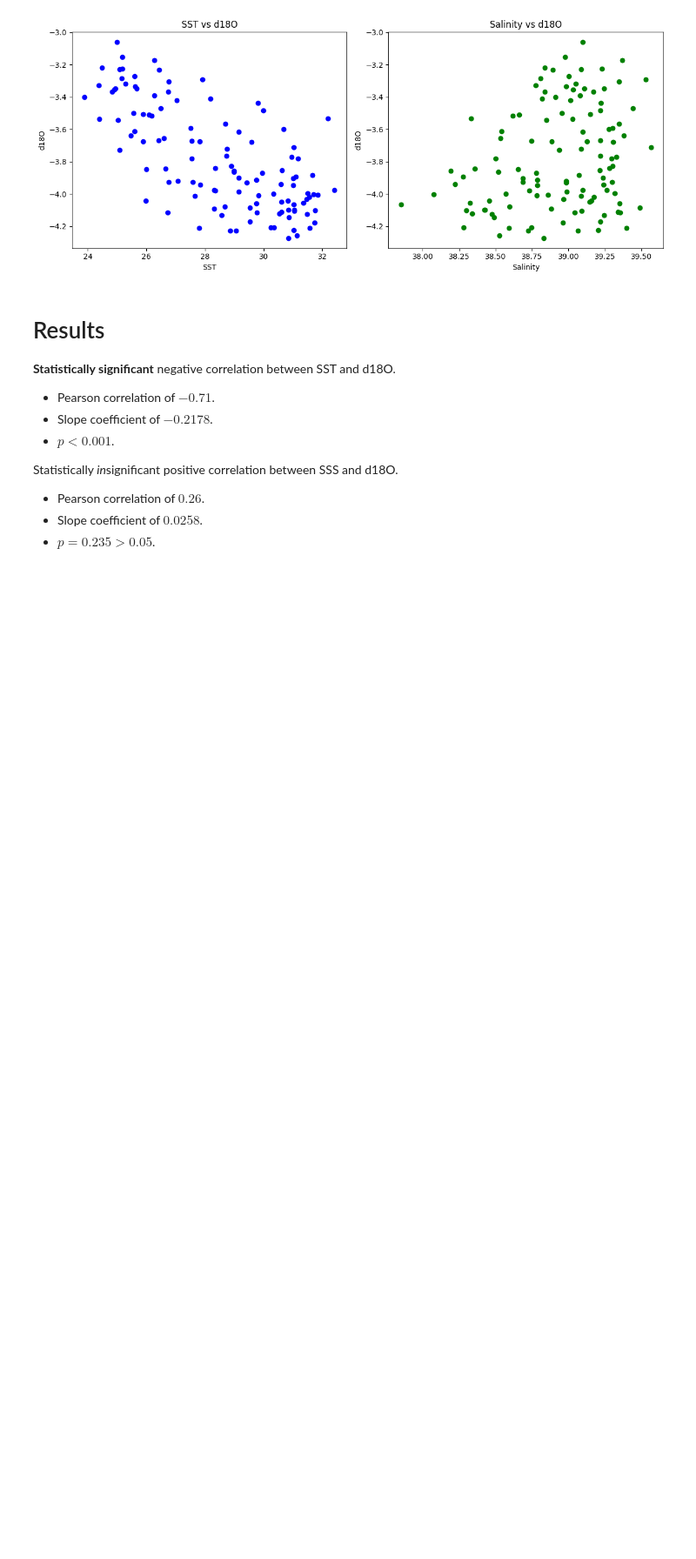
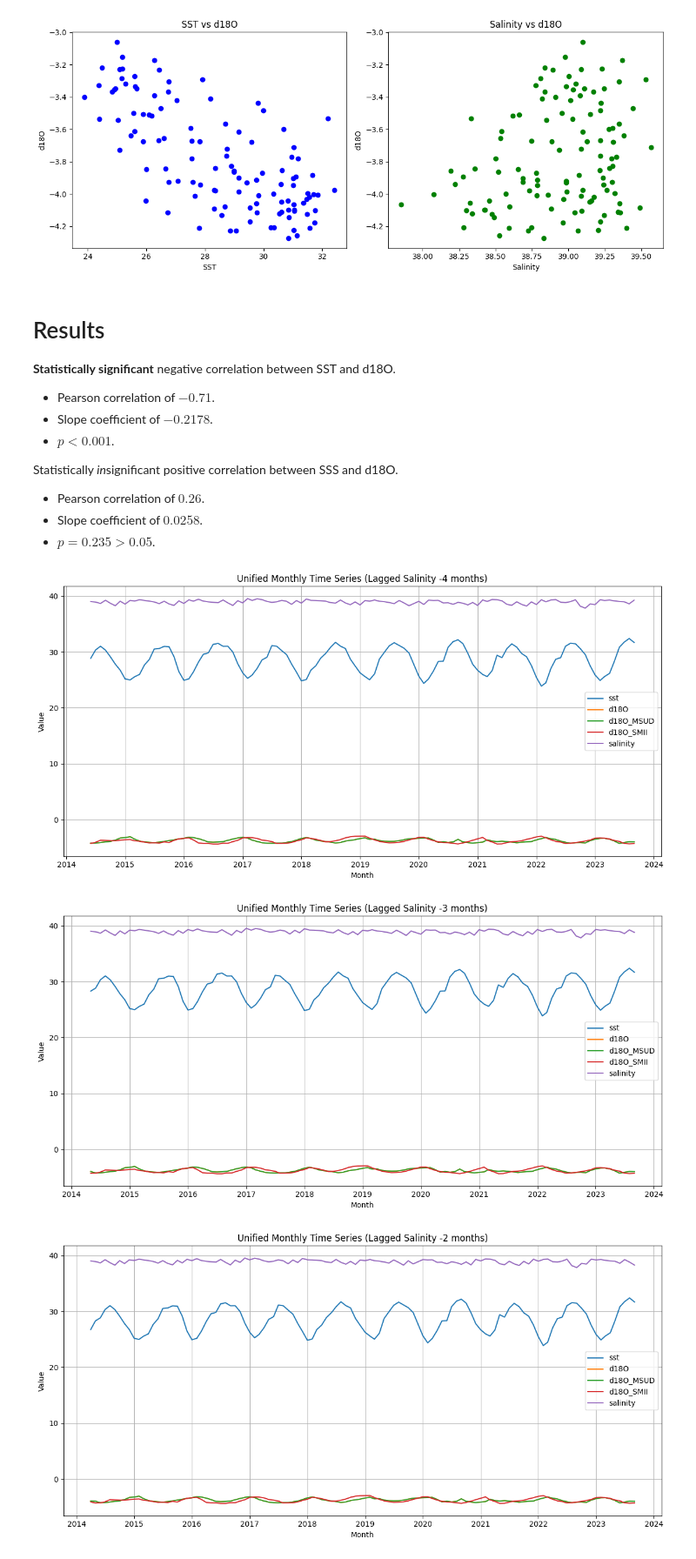
Before and after one commit to Equite774/CobbLab, a Jupyter notebook: d18O_correlation/correlation.ipynb, the cells around one changed output. Shown at 87% size. Saved outputs shown, nothing was run; the diff lists cells and outputs as text; code cells hidden in the pictures; blank space fills up the shorter version.

Commit message:
lagged months

```diff
--- a/d18O_correlation/correlation.ipynb
+++ b/d18O_correlation/correlation.ipynb
@@ -90,3 +90,35 @@ Statistically *in*significant positive correlation between SSS and d18O.
 - Pearson correlation of $0.26$.
 - Slope coefficient of $0.0258$.
 - $p = 0.235 > 0.05$.
+# %%
+# Create lagged features for salinity
+dataframes = {}
+for i in range(-4, 5):
+    if i != 0:
+        copy = df.copy()
+        copy['salinity'] = df['salinity'].shift(-i).fillna(method='ffill')
+        copy = copy.dropna(subset=['d18O', 'sst', 'salinity'])
+        dataframes[i] = copy
+# %%
+# Graph the lagged features on the same plot
+for i in range(-4, 5):
+    if i == 0:
+        lagged_df = df
+    else:
+        lagged_df = dataframes[i]
+    plt.figure(figsize=(12, 6))
+    for col in df.columns:
+        if col != "month":
+            plt.plot(lagged_df["month"], lagged_df[col], label=col)
+
+    plt.title("Unified Monthly Time Series (Lagged Salinity " + str(i) + " months)")
+    plt.xlabel("Month")
+    plt.ylabel("Value")
+    plt.legend()
+    plt.grid(True)
+    plt.tight_layout()
+plt.show()
+# %% [output]
+[figure, added]
+[figure, added]
+[figure, added]
```
Also changed, not shown: parts of 3 cells of this notebook.
